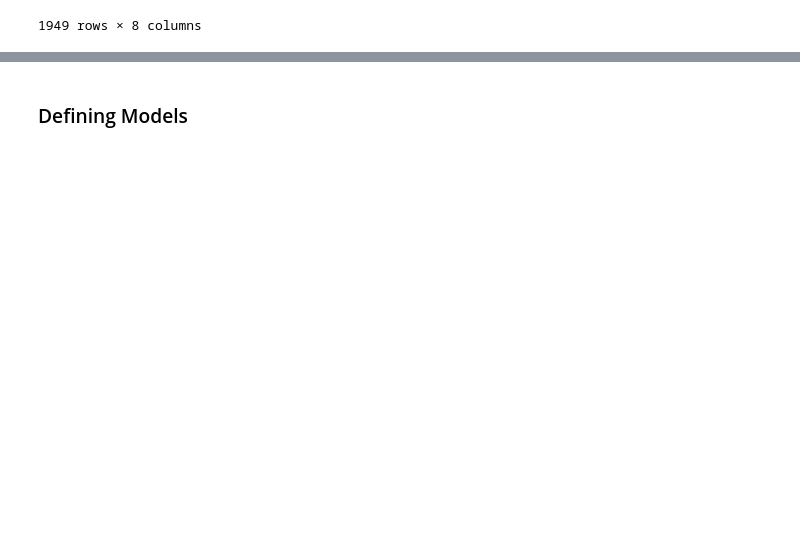
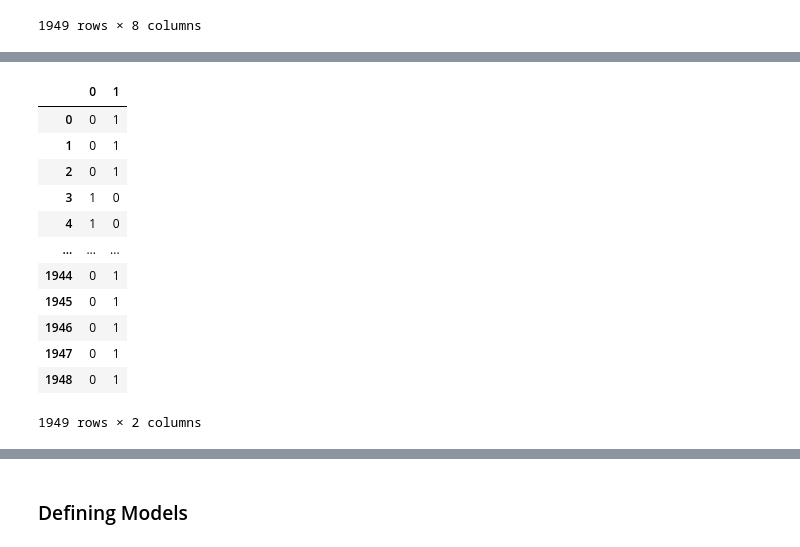
Before and after one commit to ahmetbeylihan/Sentiment-Analysis-Exchange-Rates, a Jupyter notebook: Classifying Exchange Rate Comments.ipynb, the cells around one changed output, grey strips where cells are left out. Cells and saved outputs as stored; diff of their text form; code cells hidden in the pictures; blank space fills up the shorter version.

```diff
--- a/Classifying Exchange Rate Comments.ipynb
+++ b/Classifying Exchange Rate Comments.ipynb
@@ -227,3 +264,19 @@ X_train, X_test, y_train, y_test = train_test_split(X, y, test_size = 0.2, rando
 scaler = StandardScaler()
 X = scaler.fit_transform(X)
 y = scaler.fit_transform(y)
+# %%
+y
+# %% [output]
+|  | 0 | 1 |
+| 0 | 0 | 1 |
+| 1 | 0 | 1 |
+| 2 | 0 | 1 |
+| 3 | 1 | 0 |
+| 4 | 1 | 0 |
+| ... | ... | ... |
+| 1944 | 0 | 1 |
+| 1945 | 0 | 1 |
+| 1946 | 0 | 1 |
+| 1947 | 0 | 1 |
+| 1948 | 0 | 1 |
+1949 rows × 2 columns
```
Also changed, not shown: parts of 17 cells of this notebook, 8 other files.
